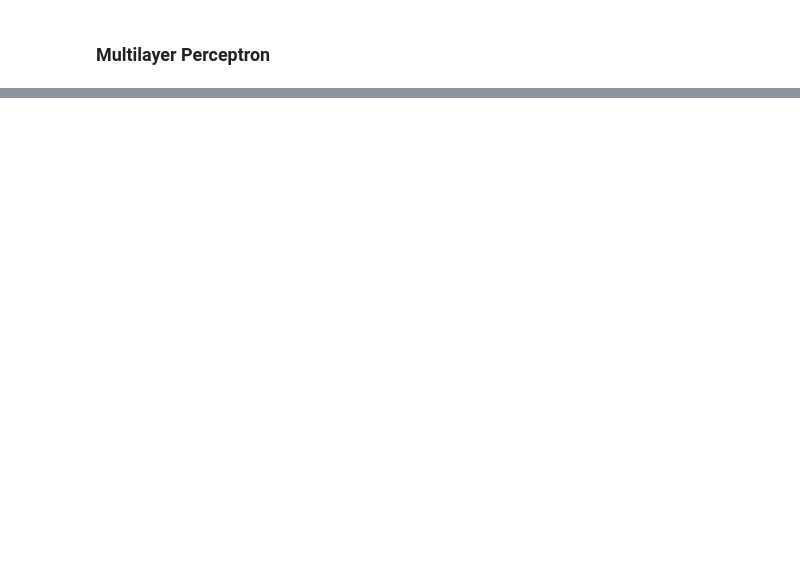
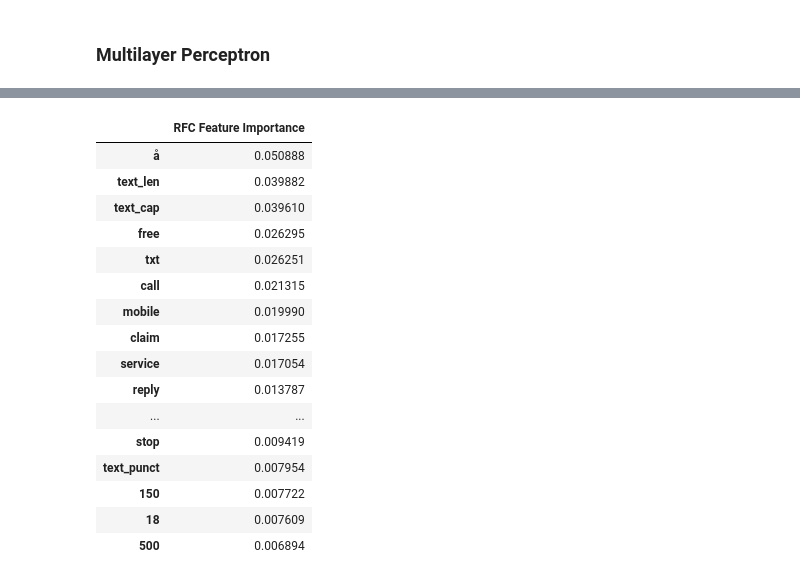
Before and after one commit to ivanlstc/nlp-spam-filter, a Jupyter notebook: spam-filter-gridsearch.ipynb, the cells around one changed output, grey strips where cells are left out. Drawn from its saved outputs; the diff is of its cells as text; code cells hidden in the pictures; blank space fills up the shorter version.

```diff
--- a/spam-filter-gridsearch.ipynb
+++ b/spam-filter-gridsearch.ipynb
@@ -299,0 +447,25 @@ MLP_results[cols].sort_values(['mean_test_precision_scorer', 'mean_test_recall_s
+# %%
+# Use feature_importances_ attribute of RFC object to identify which words are most important in identifying spam
+
+RFC_features = pd.DataFrame(RFC_best.feature_importances_, columns=['RFC Feature Importance'])
+RFC_features.index = X_train_vect.columns
+RFC_features = RFC_features.sort_values(by=['RFC Feature Importance'], axis=0, ascending=False)
+RFC_features.head(20)
+# %% [output]
+|  | RFC Feature Importance |
+| å | 0.050888 |
+| text_len | 0.039882 |
+| text_cap | 0.039610 |
+| free | 0.026295 |
+| txt | 0.026251 |
+| call | 0.021315 |
+| mobile | 0.019990 |
+| claim | 0.017255 |
+| service | 0.017054 |
+| reply | 0.013787 |
+| ... | ... |
+| stop | 0.009419 |
+| text_punct | 0.007954 |
+| 150 | 0.007722 |
+| 18 | 0.007609 |
+| 500 | 0.006894 |
```
Also changed, not shown: parts of 18 cells of this notebook.
